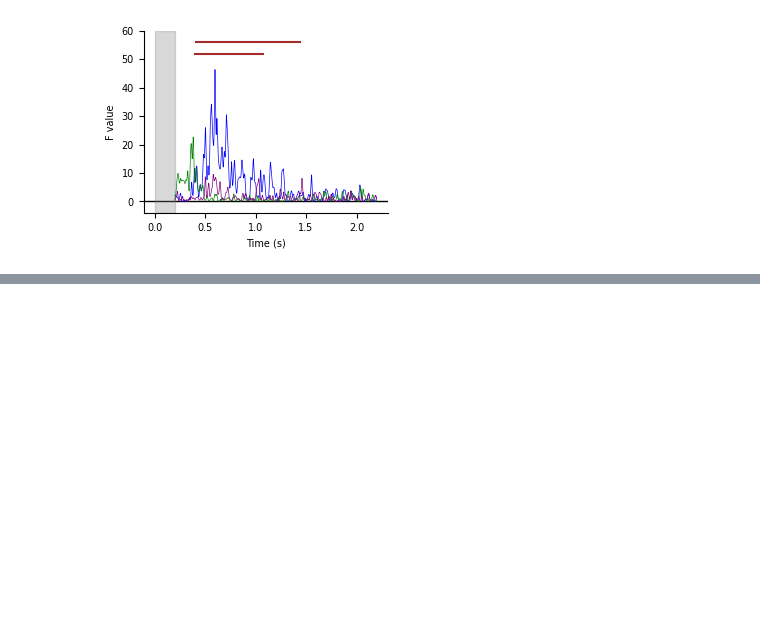
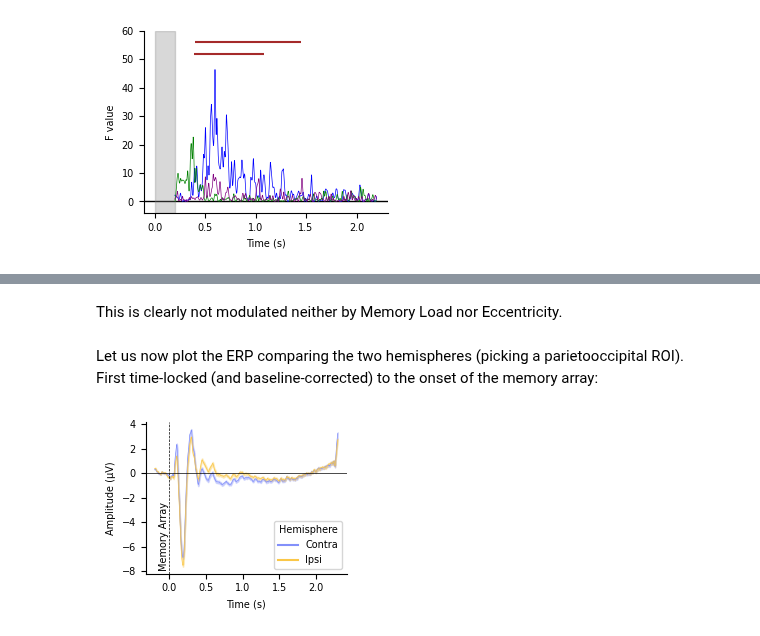
Before and after one commit to eioe/vMemEcc-Analyses, a Jupyter notebook: Analyses_Py/Pipeline_clean/03.0_calculate_ERPs.ipynb, the cells around one changed output, grey strips where cells are left out. Saved outputs shown, nothing was run; the diff lists cells and outputs as text; code cells hidden in the pictures; blank space fills up the shorter version.

Commit message:
add supp analysis re CP and ERp per hemisph

```diff
--- a/Analyses_Py/Pipeline_clean/03.0_calculate_ERPs.ipynb
+++ b/Analyses_Py/Pipeline_clean/03.0_calculate_ERPs.ipynb
@@ -1085,0 +1168,56 @@ fig.savefig(fname, bbox_inches="tight")
+# %% [markdown]
+This is clearly not modulated neither by Memory Load nor Eccentricity.
+# %% [markdown]
+Let us now plot the ERP comparing the two hemispheres (picking a parietooccipital ROI).
+First time-locked (and baseline-corrected) to the onset of the memory array:
+# %%
+with Pool(len(sub_list)) as p:
+    out = p.map(
+        partial(
+            get_evokeds_dict,
+            epo_part="stimon",
+            plt_dict=plt_dict_allchans,
+            data_type="collapsed",
+        ),
+        [[s] for s in sub_list]
+    )
+evokeds_allchans_collapsed = {k : [d[k][0] for d in out] for d in out for k in d}
+evo_allc_coll_contra = [evo.copy().pick_channels(config.chans_CDA_dict["Left"]) for evo in evokeds_allchans_collapsed["all"]]
+evo_allc_coll_ipsi = [evo.copy().pick_channels(config.chans_CDA_dict["Right"]) for evo in evokeds_allchans_collapsed["all"]]
+
+for idx in range(len(evo_allc_coll_contra)):
+    evo_tmp = evo_allc_coll_contra[idx].copy()
+    evo_tmp.data = evo_allc_coll_ipsi[idx].data
+    evo_allc_coll_ipsi[idx] = evo_tmp
+zoomfac = 1
+evos2p = {'Contra': evo_allc_coll_contra, 'Ipsi': evo_allc_coll_ipsi}
+
+fig, ax = plt.subplots(1, 1, figsize=(6.6 * cm * zoomfac, 5 * cm * zoomfac))
+
+
+# Our plotter function applies the Cousineau correction of the CI, but we need to tell it the number of factor levels:
+def ci_func(vec):
+    # we want to plot the SEM, so we calculate the according alpha level:
+    alpha = 1 - ((scipy.stats.norm.cdf(1) - 0.5) * 2)
+    return get_cmci(vec, n_factorlevels=2, alpha=alpha)
+
+plot_compare(evokeds=evos2p, conds=['Contra', 'Ipsi'], ci_func=ci_func, ax=ax, show_legend=True)
+
+ax.axhline(0, color='black', linestyle='-', linewidth=0.5)
+ax.axvline(0, color='black', linestyle='--', linewidth=0.5)
+ax.text(0.0, -8, "Memory Array", rotation=90, va='bottom', ha='right', transform=ax.transData)
+ax.set_ylabel("Amplitude (" + chr(956) + "V)")
+ax.set_xlabel("Time (s)")
+ax.get_legend().get_title().set_text("Hemisphere")
+ax.spines['top'].set_visible(False)
+ax.spines['right'].set_visible(False)
+
+plt.show()
+
+# Save it:
+fpath = op.join(config.paths["plots"], "CDA", "stimon")
+helpers.chkmk_dir(fpath)
+fname = op.join(fpath, "ERP_per_hemisphere_stimon.svg")
+fig.savefig(fname, bbox_inches="tight")
+# %% [output]
+[figure, added]
```
Also changed, not shown: parts of 10 cells of this notebook, 1 other file.
